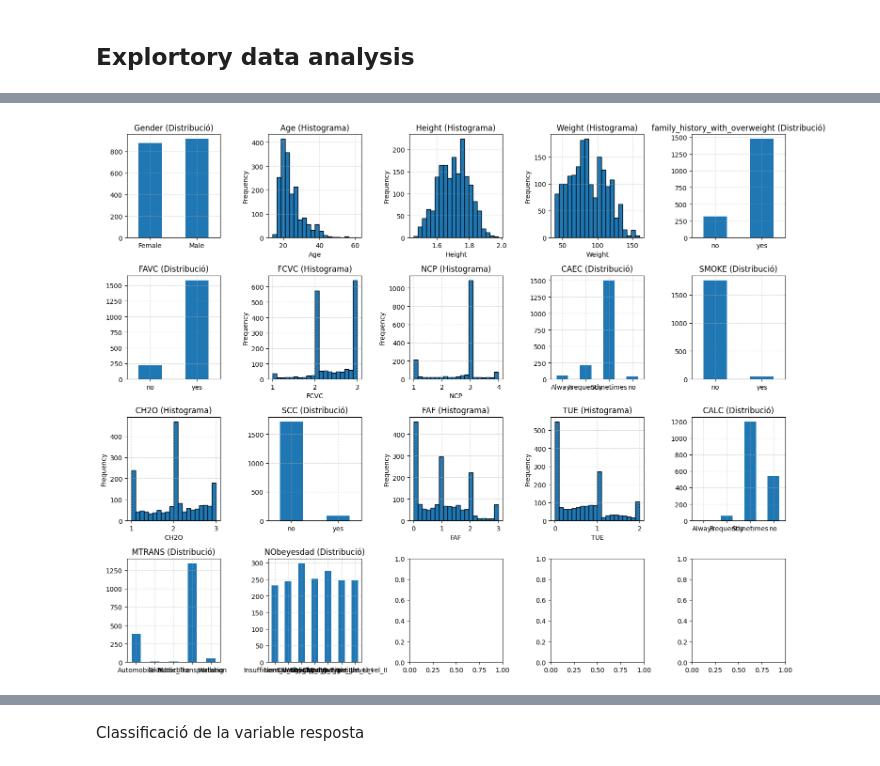
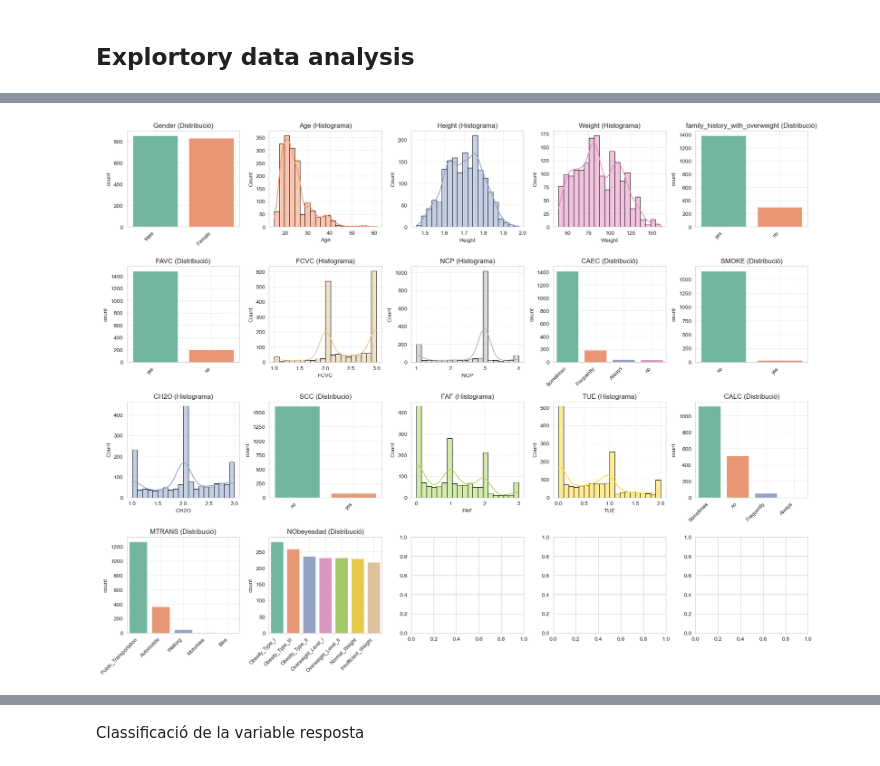
Before and after one commit to natalianavarroriera/Obesitat-APC, a Jupyter notebook: cas_kaggle_classificacio.ipynb, the cells around one changed output, grey strips where cells are left out. Drawn from its saved outputs; the diff is of its cells as text; code cells hidden in the pictures.

```diff
--- a/cas_kaggle_classificacio.ipynb
+++ b/cas_kaggle_classificacio.ipynb
@@ -52,8 +63,6 @@ df_full
 X = df_full[[col for col in df_full.columns if col != 'NObeyesdad']]
 y = df_full['NObeyesdad']
 
-X_train, X_test, y_train, y_test = train_test_split(X, y, test_size=0.15, random_state=42, stratify=y)
+X_train, X_test, y_train, y_test = train_test_split(X, y, test_size=0.2, random_state=42, stratify=y)
 X_train.shape, X_test.shape, y_train.shape, y_test.shape
-
-y_train
 # %% [output]
@@ -72,7 +70,12 @@ Name: NObeyesdad, Length: 1794, dtype: object
 # %% [markdown]
 ## Explortory data analysis
 # %%
+# Crear un DataFrame que utilitzarem per entrenar i validar els models
 df_split = pd.concat([X_train, y_train], axis=1)
+# Crear un DataFrame que utilitzarem al final per provar el model triat
+df_tester = pd.concat([X_test, y_test], axis=1)
+
+# mostrem el conjunt d'entrenament i validació
 df_split
 # %% [output]
 |  | Gender | Age | Height | Weight | family_history_with_overweight | FAVC | FCVC | NCP | CAEC | SMOKE | ... |
@@ -146,35 +172,50 @@ NObeyesdad                              0        object
 # %%
-cols = df_split.columns.tolist()
+cols = df_tester.columns.tolist()
 
-fig, axes = plt.subplots(4, 5, figsize=(15, 12))
+sns.set_style("whitegrid")
+palette = sns.color_palette("Set2")
+
+fig, axes = plt.subplots(4, 5, figsize=(18, 14))
 axes = axes.flatten()
 
 for i, col in enumerate(cols[:17]):
     ax = axes[i]
 
-    if (not pd.api.types.is_numeric_dtype(df_split[col])) or (df_split[col].nunique() <= 6):
-        value_counts = df_split[col].value_counts().sort_index()
-        value_counts.plot(kind='bar', ax=ax)
+    if (not pd.api.types.is_numeric_dtype(df_tester[col])) or (df_tester[col].nunique() <= 6):
+        sns.countplot(
+            x=df_split[col],
+            ax=ax,
+            order=df_split[col].value_counts().index,
+            palette=palette
+        )
         ax.set_title(f'{col} (Distribució)')
         ax.set_xlabel('')
-        ax.set_xticklabels(value_counts.index, rotation=0)
+        ax.set_xticklabels(ax.get_xticklabels(), rotation=45, ha='right', fontsize=9)
 
     else:
-        df_split[col].plot(kind='hist', bins=20, edgecolor='black', ax=ax)
-        ax.set_title(f'{col} (Histograma)')
-        ax.set_xlabel(col)
+        sns.histplot(
+            data=df_split,
+            x=col,
+            bins=20,
+            kde=True, # Afegim suavització (KDE)
+            color=palette[i % len(palette)], # Assigna un color de la paleta
+            edgecolor='black',
+            ax=ax
+        )
+        ax.set_title(f'{col} (Histograma)', fontsize=12)
+        ax.set_xlabel(col, fontsize=10)
 
 
 
     ax.grid(True, linestyle='--', alpha=0.5)
 
 for j in range(i + 1, 17):
     fig.delaxes(axes[j])
 
 plt.tight_layout()
 plt.show()
 # %% [output]
-[figure, old version]
+[figure, new version]
 # %%
 import matplotlib.pyplot as plt
 
```
Also changed, not shown: parts of 42 cells of this notebook, 1 other file.
